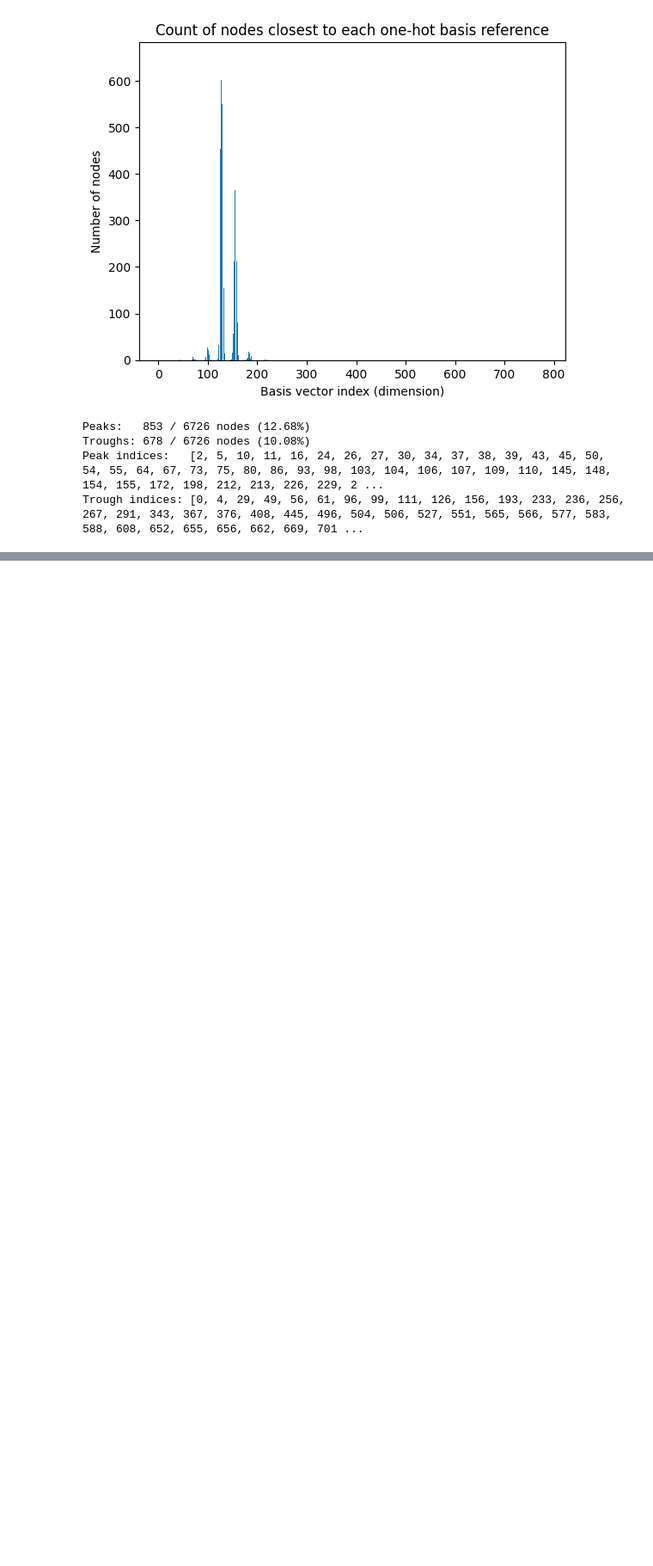
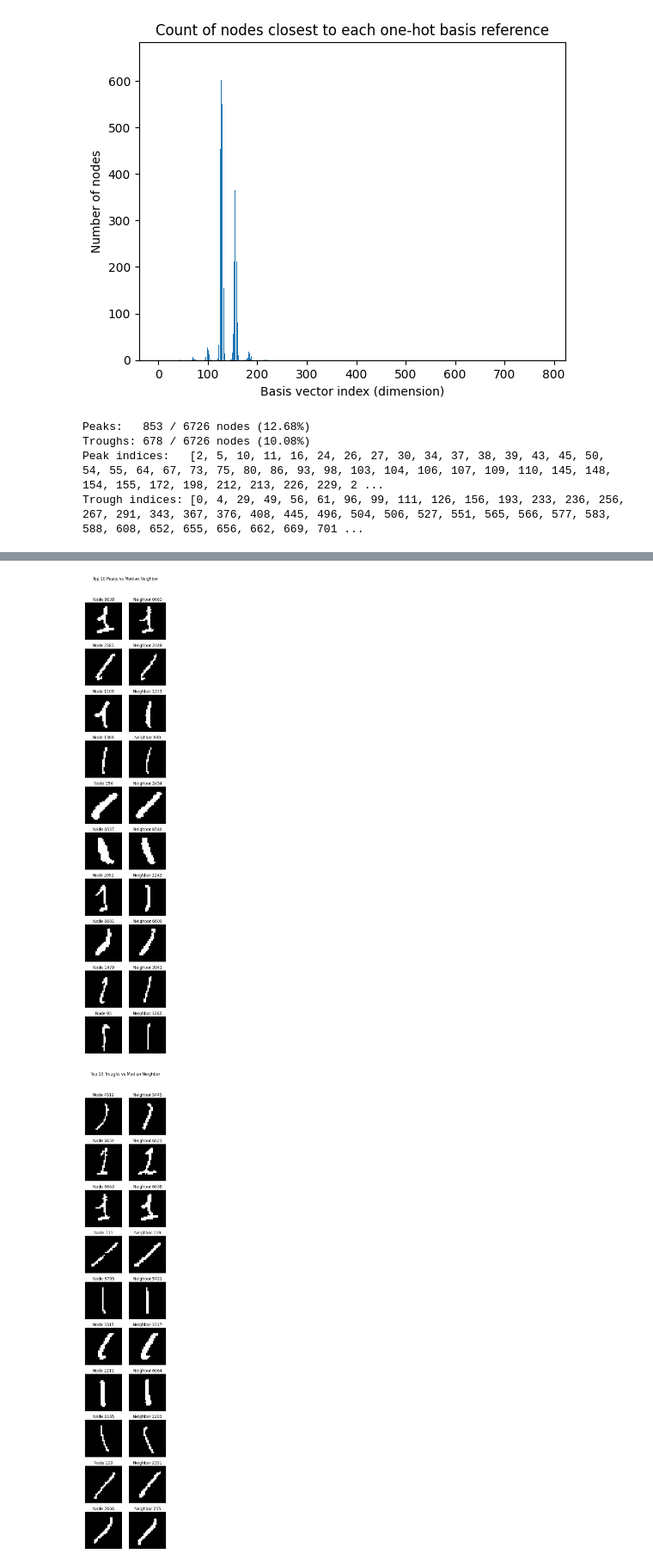
Before and after one commit to Antel0pe/SpaceOfMNIST-Digits, a Jupyter notebook: EmbedGraphPathsIntoLinearPath.ipynb, the cells around one changed output, grey strips where cells are left out. Shown at 86% size. Cells and saved outputs as stored; diff of their text form; code cells hidden in the pictures; blank space fills up the shorter version.

```diff
--- a/EmbedGraphPathsIntoLinearPath.ipynb
+++ b/EmbedGraphPathsIntoLinearPath.ipynb
@@ -711,0 +770,53 @@ plot_samples(sample_troughs, "Sample Troughs and Their Neighbors")
+# %%
+import numpy as np
+import matplotlib.pyplot as plt
+
+# — Assumes these are in scope:
+#    vectors_np    # numpy array shape (N, 784)
+#    g_thresh      # igraph Graph
+#    elevation     # numpy array of shape (N,)
+#    peak_diffs    # list of (node, diff) sorted descending
+#    trough_diffs  # list of (node, diff) sorted descending
+
+# Number to display
+n_display = min(10, len(peak_diffs), len(trough_diffs))
+
+# Extract top nodes
+top_peaks = [v for v, _ in peak_diffs[:n_display]]
+top_troughs = [v for v, _ in trough_diffs[:n_display]]
+
+# Helper to find median neighbor index
+def median_neighbor(v):
+    nbrs = g_thresh.neighbors(v)
+    neigh_elev = elevation[nbrs]
+    med = np.median(neigh_elev)
+    idx = np.argmin(np.abs(neigh_elev - med))
+    return nbrs[idx]
+
+# Plotting function
+def plot_comparison(nodes, title):
+    fig, axes = plt.subplots(len(nodes), 2, figsize=(4, 2 * len(nodes)))
+    fig.suptitle(title, y=1.02)
+    for i, v in enumerate(nodes):
+        # Plot the node
+        ax = axes[i, 0] if len(nodes) > 1 else axes[0]
+        ax.imshow(vectors_np[v].reshape(28, 28), cmap='gray')
+        ax.set_title(f"Node {v}")
+        ax.axis('off')
+        # Plot median neighbor
+        m = median_neighbor(v)
+        ax = axes[i, 1] if len(nodes) > 1 else axes[1]
+        ax.imshow(vectors_np[m].reshape(28, 28), cmap='gray')
+        ax.set_title(f"Neighbor {m}")
+        ax.axis('off')
+    plt.tight_layout()
+    plt.show()
+
+# Show top peaks
+plot_comparison(top_peaks, "Top 10 Peaks vs Median Neighbor")
+
+# Show top troughs
+plot_comparison(top_troughs, "Top 10 Troughs vs Median Neighbor")
+# %% [output]
+[figure, added]
+[figure, added]
```
Also changed, not shown: parts of 18 cells of this notebook.
